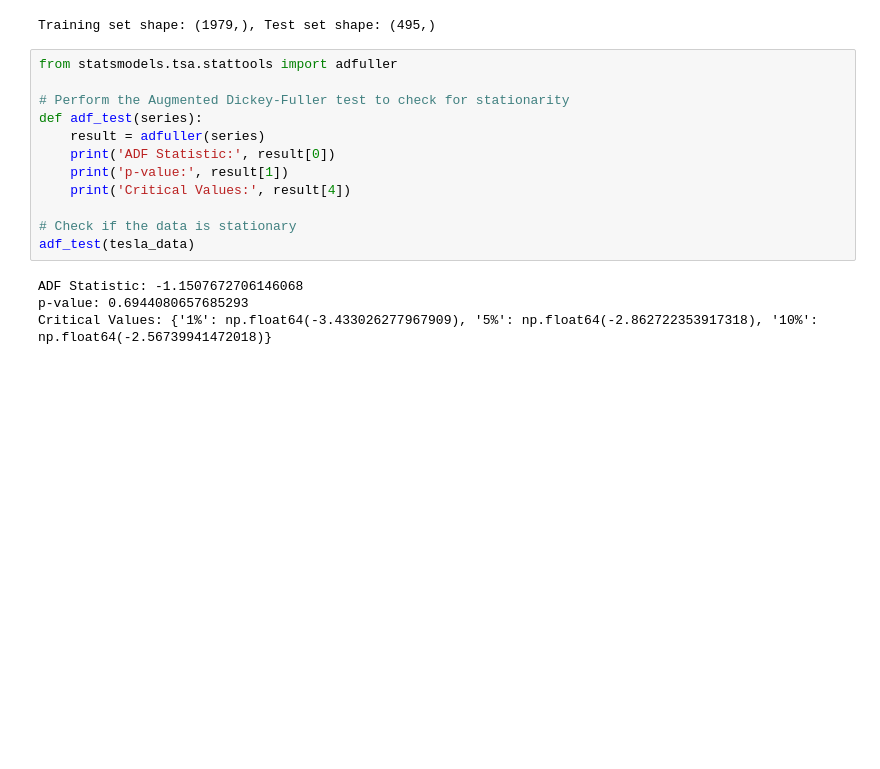
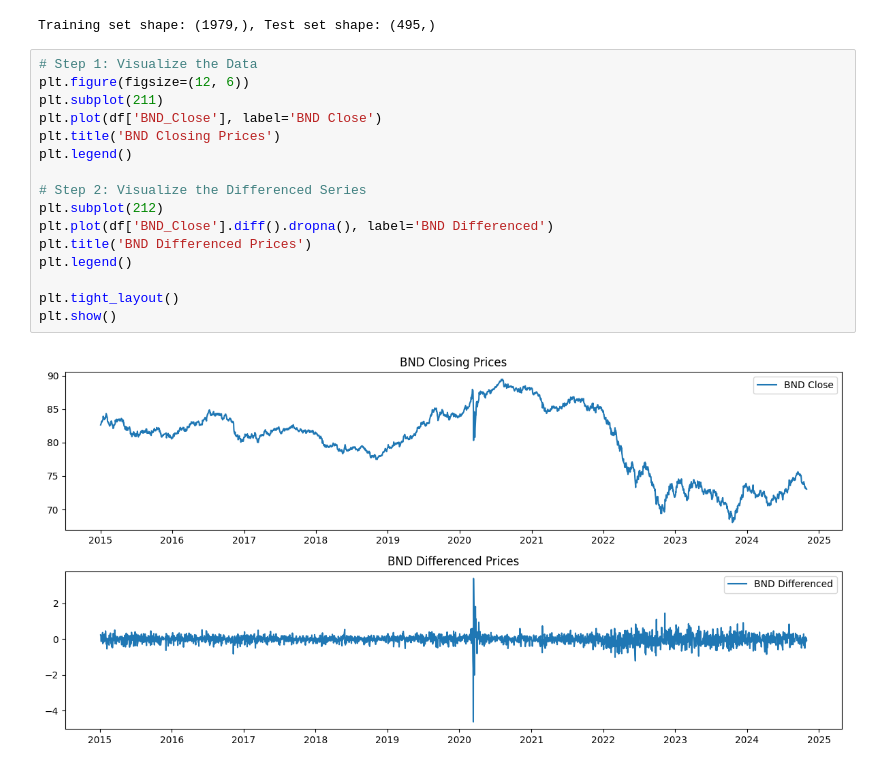
Before and after one commit to Wbam/Week-11, a Jupyter notebook: notebooks/TaForecast_Future_Market_Trends.ipynb, the cells around one changed output. Cells and saved outputs as stored; diff of their text form; blank space fills up the shorter version.

Commit message:
visualize the data to see its behavior

```diff
--- a/notebooks/TaForecast_Future_Market_Trends.ipynb
+++ b/notebooks/TaForecast_Future_Market_Trends.ipynb
@@ -31,19 +31,21 @@ print(f"Training set shape: {train.shape}, Test set shape: {test.shape}")
 # %% [output]
 [figure]
 Training set shape: (1979,), Test set shape: (495,)
-# %%
-from statsmodels.tsa.stattools import adfuller
-
-# Perform the Augmented Dickey-Fuller test to check for stationarity
-def adf_test(series):
-    result = adfuller(series)
-    print('ADF Statistic:', result[0])
-    print('p-value:', result[1])
-    print('Critical Values:', result[4])
-
-# Check if the data is stationary
-adf_test(tesla_data)
-# %% [output]
-ADF Statistic: -1.1507672706146068
-p-value: 0.6944080657685293
-Critical Values: {'1%': np.float64(-3.433026277967909), '5%': np.float64(-2.862722353917318), '10%': np.float64(-2.56739941472018)}
+# %%
+# Step 1: Visualize the Data
+plt.figure(figsize=(12, 6))
+plt.subplot(211)
+plt.plot(df['BND_Close'], label='BND Close')
+plt.title('BND Closing Prices')
+plt.legend()
+
+# Step 2: Visualize the Differenced Series
+plt.subplot(212)
+plt.plot(df['BND_Close'].diff().dropna(), label='BND Differenced')
+plt.title('BND Differenced Prices')
+plt.legend()
+
+plt.tight_layout()
+plt.show()
+# %% [output]
+[figure, added]
```
Also changed, not shown: parts of 1 cell of this notebook.
